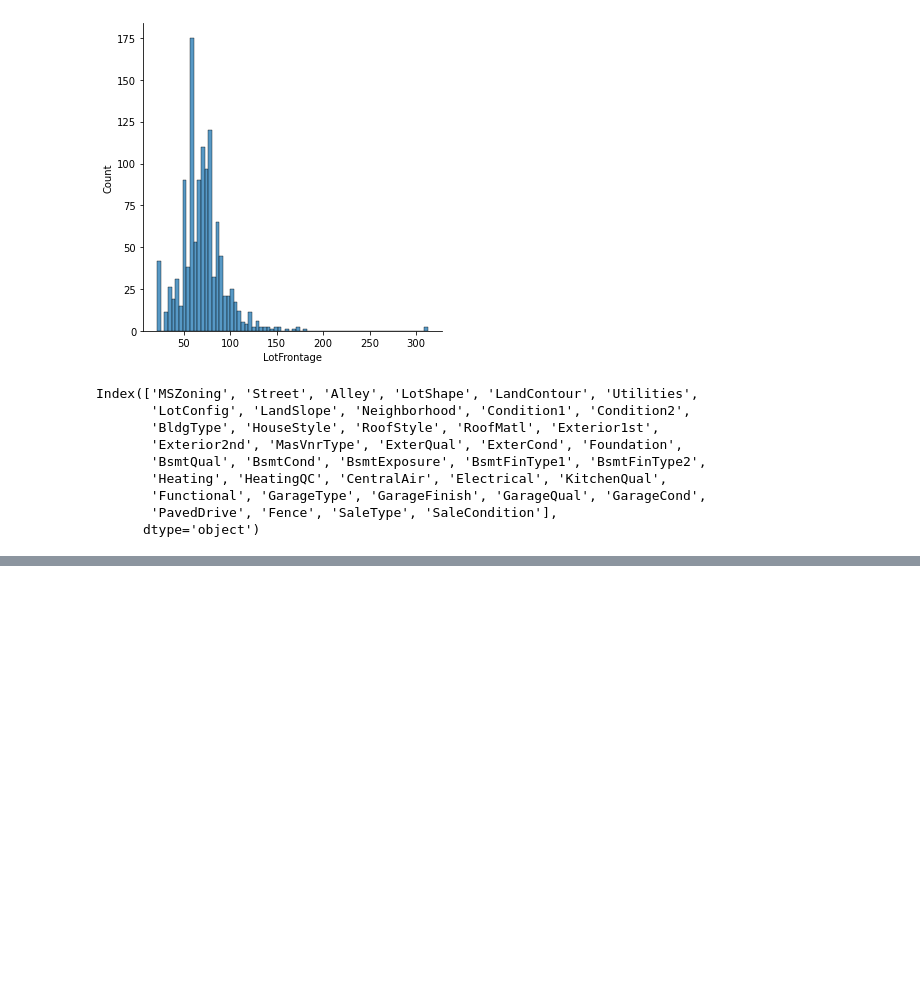
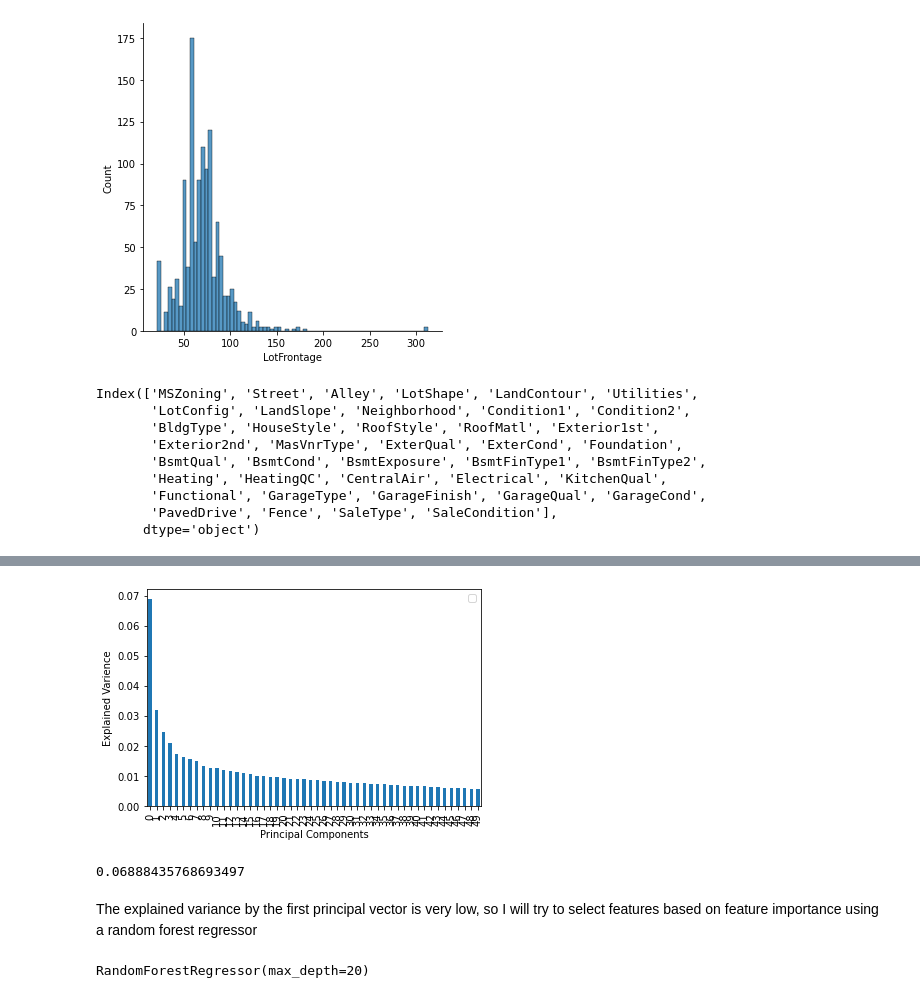
Before and after one commit to sperng/kaggle_house_prices, a Jupyter notebook: house_prices_competition.ipynb, the cells around one changed output, grey strips where cells are left out. Cells and saved outputs as stored; diff of their text form; code cells hidden in the pictures; blank space fills up the shorter version.

Commit message:
random forests for feature selection

```diff
--- a/house_prices_competition.ipynb
+++ b/house_prices_competition.ipynb
@@ -231,0 +240,3 @@ scaler = StandardScaler()
+# %%
+#remove label and Id column from PCA
+df_pca = df.drop(labels='SalePrice',axis=1)
@@ -282,0 +286,16 @@ df_pca = pd.DataFrame(pca.components_,columns=df_pca.columns)
+# %%
+pd.DataFrame(pca.explained_variance_ratio_).plot.bar()
+plt.legend('')
+plt.xlabel('Principal Components')
+plt.ylabel('Explained Varience');
+# %% [output]
+[figure, added]
+# %%
+#
+#We can run build a simple prediction model on this first component and check our results
+pca.explained_variance_ratio_[0]
+#x_pca[:1].stack().sort_values(ascending=False)
+# %% [output]
+0.06888435768693497
+# %% [markdown]
+The explained variance by the first principal vector is very low, so I will try to select features based on feature importance using a random forest regressor
@@ -282,0 +310,4 @@ df_pca = pd.DataFrame(pca.components_,columns=df_pca.columns)
+# %%
+rf.fit(df_rf.drop(labels='SalePrice',axis=1),df_rf['SalePrice'])
+# %% [output]
+RandomForestRegressor(max_depth=20)
```
Also changed, not shown: parts of 22 cells of this notebook.
